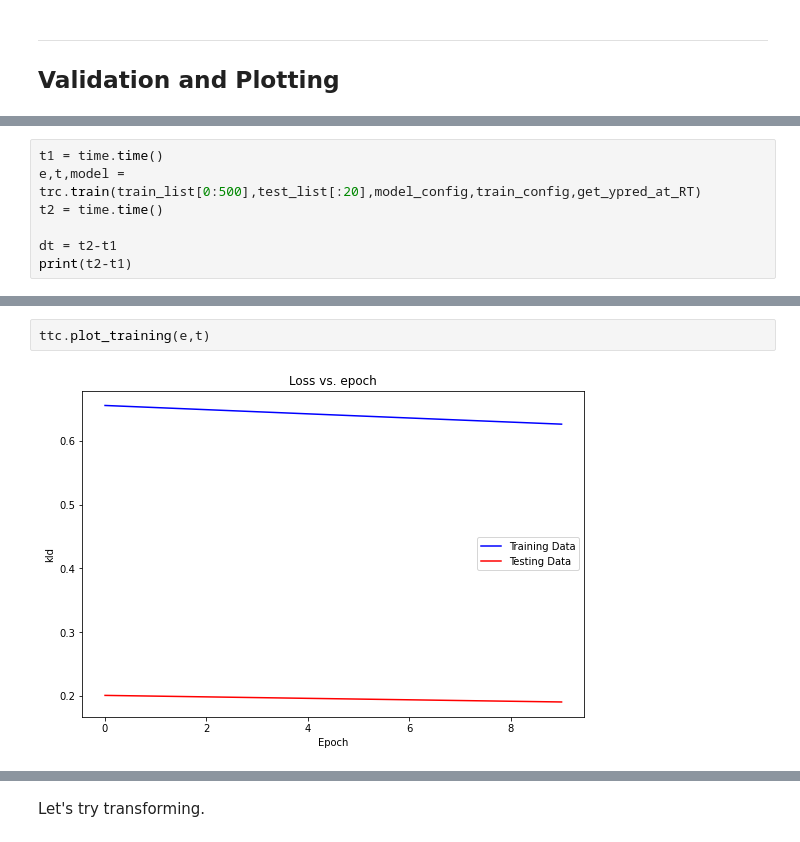
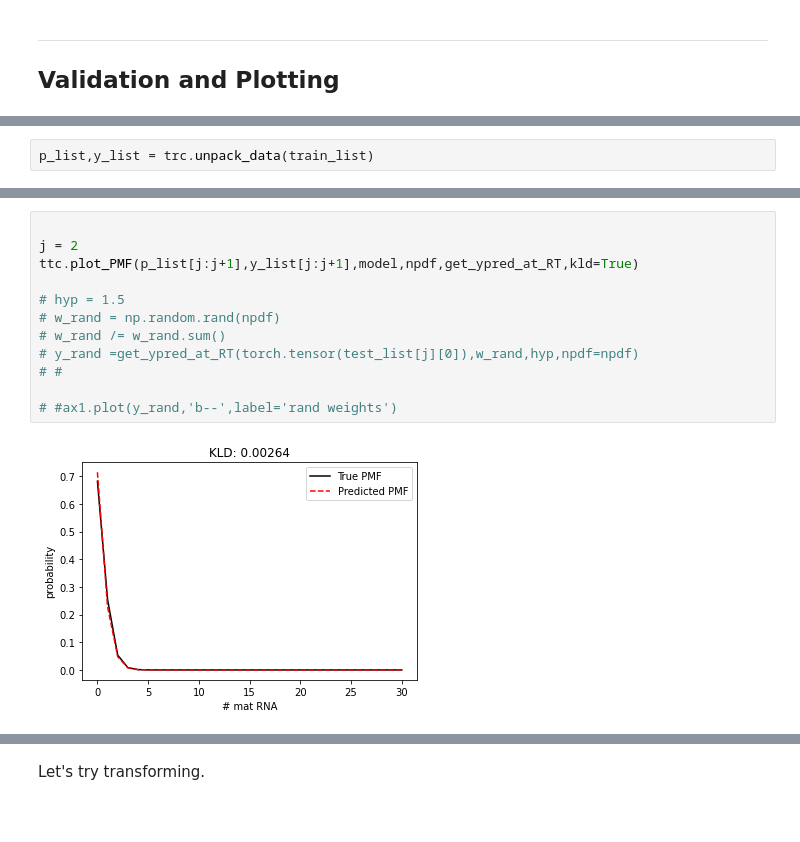
Before and after one commit to mtcarilli/CME_approximations, a Jupyter notebook: Conditional/Train_Conditional.ipynb, the cells around one changed output, grey strips where cells are left out. Saved outputs shown, nothing was run; the diff lists cells and outputs as text; blank space fills up the shorter version.

```diff
--- a/Conditional/Train_Conditional.ipynb
+++ b/Conditional/Train_Conditional.ipynb
@@ -257,2 +235,4 @@ ttc.plot_CDF(metrics)
+# %%
+p_list,y_list = trc.unpack_data(train_list)
 # %%
 import importlib
@@ -264,7 +241,0 @@ But if we train again, with more data...
-# %%
-t1 = time.time()
-e,t,model = trc.train(train_list[0:500],test_list[:20],model_config,train_config,get_ypred_at_RT)
-t2 = time.time()
-
-dt = t2-t1
-print(t2-t1)
@@ -283,4 +242,14 @@ Epoch Number: 9
-# %%
-ttc.plot_training(e,t)
-# %% [output]
-[figure, removed]
+# %%
+
+j = 2
+ttc.plot_PMF(p_list[j:j+1],y_list[j:j+1],model,npdf,get_ypred_at_RT,kld=True)
+
+# hyp = 1.5
+# w_rand = np.random.rand(npdf)
+# w_rand /= w_rand.sum()
+# y_rand =get_ypred_at_RT(torch.tensor(test_list[j][0]),w_rand,hyp,npdf=npdf)
+# #
+
+# #ax1.plot(y_rand,'b--',label='rand weights')
+# %% [output]
+[figure, added]
```
Also changed, not shown: parts of 21 cells of this notebook, 3 other files.
